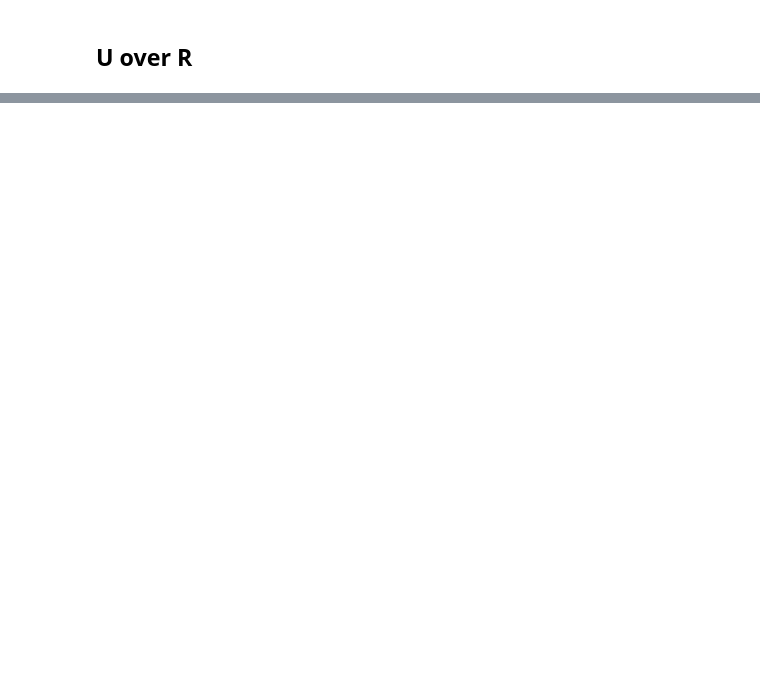
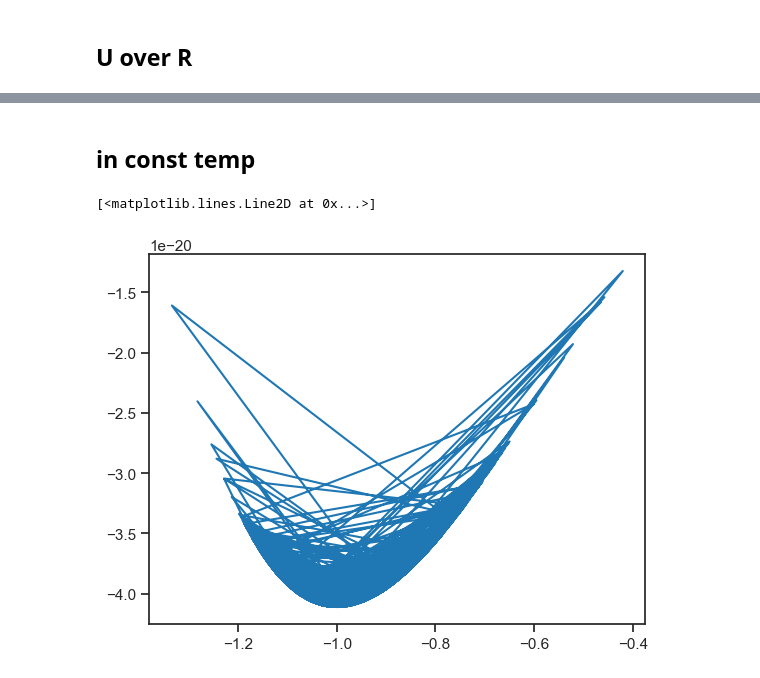
Before and after one commit to SagiMeir/Simulations4Beginners, a Jupyter notebook: metadynamics.ipynb, the cells around one changed output, grey strips where cells are left out. Saved outputs shown, nothing was run; the diff lists cells and outputs as text; code cells hidden in the pictures; blank space fills up the shorter version.

```diff
--- a/metadynamics.ipynb
+++ b/metadynamics.ipynb
@@ -63,0 +33,30 @@ plt.plot(posX, df['U'])
+# %% [markdown]
+## in const temp
+# %%
+import numpy as np
+import pandas as pd
+import matplotlib.pyplot as plt
+# and for nice looking plots:
+import seaborn as sns
+sns.set_theme(style="ticks",rc={'axes.labelsize':14},palette='tab10')
+
+df = pd.read_csv("simFor2Well_NVT.log", sep='\s+')
+
+xyz = open("SimFor2Well_NVT.xyz", 'r')
+posX, posY, posZ, time = ([] for i in range(4))
+count = 0
+for i in xyz:
+    if(count % 3 != 2):
+        pass
+    else:
+        line = i.split()
+        posX.append(float(line[1]))
+        posY.append(float(line[2]))
+        posZ.append(float(line[3]))
+    count += 1
+xyz.close()
+
+plt.plot(posX, df['U'])
+# %% [output]
+[<matplotlib.lines.Line2D at 0x...>]
+[figure, added]
```
Also changed, not shown: parts of 3 cells of this notebook, 2 other files.
